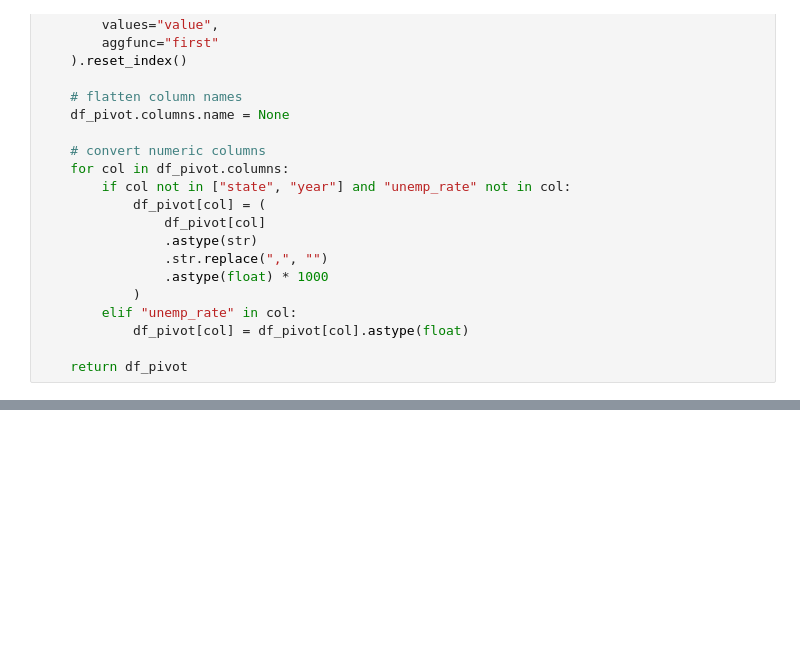
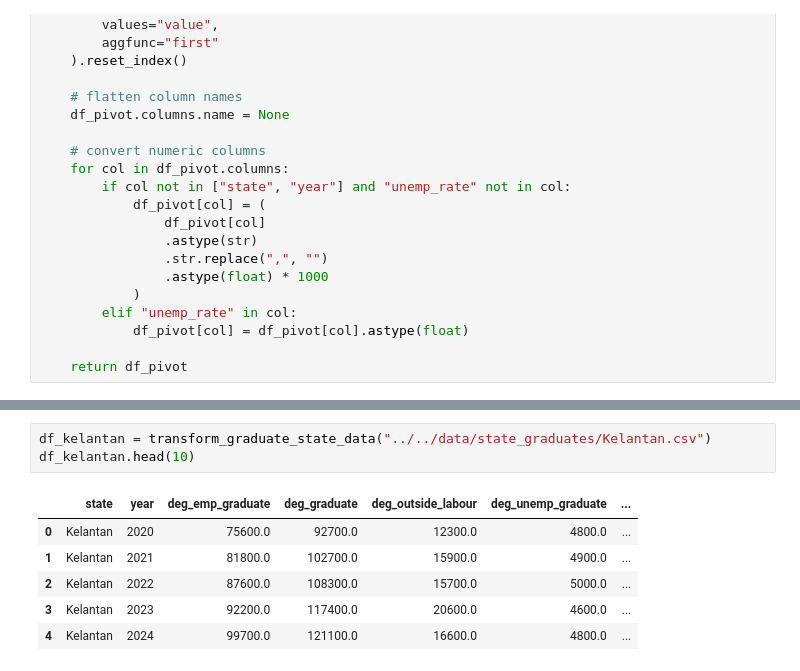
Before and after one commit to junchuan15/Lamimi2026, a Jupyter notebook: src/landing/nb_dosm_graduates_state.ipynb, the cells around one changed output, grey strips where cells are left out. Saved outputs shown, nothing was run; the diff lists cells and outputs as text; blank space fills up the shorter version.

```diff
--- a/src/landing/nb_dosm_graduates_state.ipynb
+++ b/src/landing/nb_dosm_graduates_state.ipynb
@@ -51,0 +52,10 @@ df_johor.head(10)
+# %%
+df_kelantan = transform_graduate_state_data("../../data/state_graduates/Kelantan.csv")
+df_kelantan.head(10)
+# %% [output]
+|  | state | year | deg_emp_graduate | deg_graduate | deg_outside_labour | deg_unemp_graduate | ... |
+| 0 | Kelantan | 2020 | 75600.0 | 92700.0 | 12300.0 | 4800.0 | ... |
+| 1 | Kelantan | 2021 | 81800.0 | 102700.0 | 15900.0 | 4900.0 | ... |
+| 2 | Kelantan | 2022 | 87600.0 | 108300.0 | 15700.0 | 5000.0 | ... |
+| 3 | Kelantan | 2023 | 92200.0 | 117400.0 | 20600.0 | 4600.0 | ... |
+| 4 | Kelantan | 2024 | 99700.0 | 121100.0 | 16600.0 | 4800.0 | ... |
```
Also changed, not shown: parts of 16 cells of this notebook, 16 other files.
